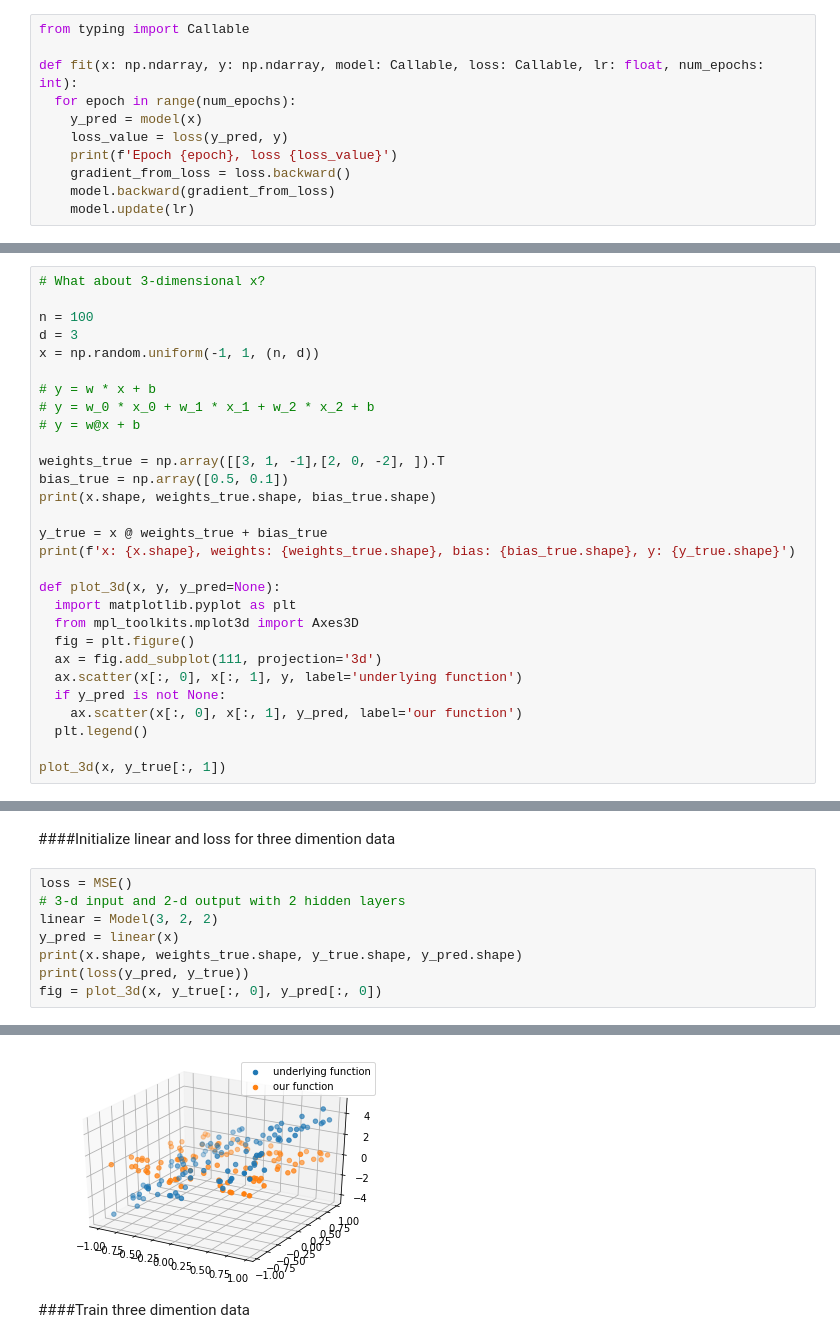
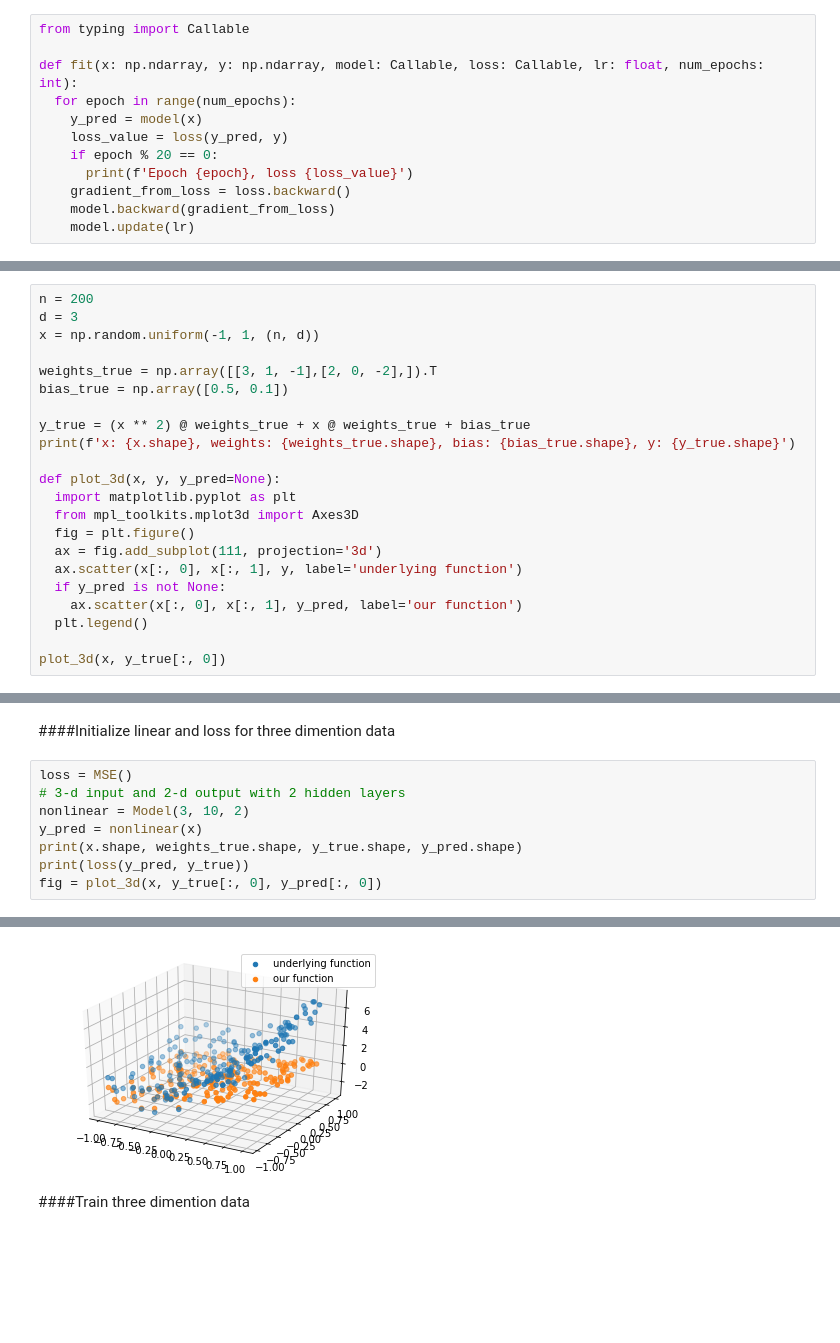
Before and after one commit to YuxingW/deep_learning, a Jupyter notebook: hw3/numpy_nn.ipynb, the cells around one changed output, grey strips where cells are left out. Saved outputs shown, nothing was run; the diff lists cells and outputs as text; blank space fills up the shorter version.

```diff
--- a/hw3/numpy_nn.ipynb
+++ b/hw3/numpy_nn.ipynb
@@ -23,7 +23,8 @@ def fit(x: np.ndarray, y: np.ndarray, model: Callable, loss: Callable, lr: float
   for epoch in range(num_epochs):
     y_pred = model(x)
     loss_value = loss(y_pred, y)
-    print(f'Epoch {epoch}, loss {loss_value}')
+    if epoch % 20 == 0:
+      print(f'Epoch {epoch}, loss {loss_value}')
     gradient_from_loss = loss.backward()
     model.backward(gradient_from_loss)
     model.update(lr)
@@ -171,19 +153,12 @@ class Model:
 # %%
-# What about 3-dimensional x?
-
-n = 100
+n = 200
 d = 3
 x = np.random.uniform(-1, 1, (n, d))
 
-# y = w * x + b
-# y = w_0 * x_0 + w_1 * x_1 + w_2 * x_2 + b
-# y = w@x + b
+weights_true = np.array([[3, 1, -1],[2, 0, -2],]).T
+bias_true = np.array([0.5, 0.1])
 
-weights_true = np.array([[3, 1, -1],[2, 0, -2], ]).T
-bias_true = np.array([0.5, 0.1])
-print(x.shape, weights_true.shape, bias_true.shape)
-
-y_true = x @ weights_true + bias_true
+y_true = (x ** 2) @ weights_true + x @ weights_true + bias_true
 print(f'x: {x.shape}, weights: {weights_true.shape}, bias: {bias_true.shape}, y: {y_true.shape}')
 
 def plot_3d(x, y, y_pred=None):
@@ -196,5 +171,5 @@ def plot_3d(x, y, y_pred=None):
     ax.scatter(x[:, 0], x[:, 1], y_pred, label='our function')
   plt.legend()
 
-plot_3d(x, y_true[:, 1])
+plot_3d(x, y_true[:, 0])
 # %% [output]
@@ -206,8 +180,8 @@ x: (100, 3), weights: (3, 2), bias: (2,), y: (100, 2)
 # %%
 loss = MSE()
 # 3-d input and 2-d output with 2 hidden layers
-linear = Model(3, 2, 2)
-y_pred = linear(x)
+nonlinear = Model(3, 10, 2)
+y_pred = nonlinear(x)
 print(x.shape, weights_true.shape, y_true.shape, y_pred.shape)
 print(loss(y_pred, y_true))
 fig = plot_3d(x, y_true[:, 0], y_pred[:, 0])
@@ -217,4 +191,4 @@ fig = plot_3d(x, y_true[:, 0], y_pred[:, 0])
-[figure, old version]
+[figure, new version]
 # %% [markdown]
 ####Train three dimention data
 # %%
```
Also changed, not shown: parts of 10 cells of this notebook.
